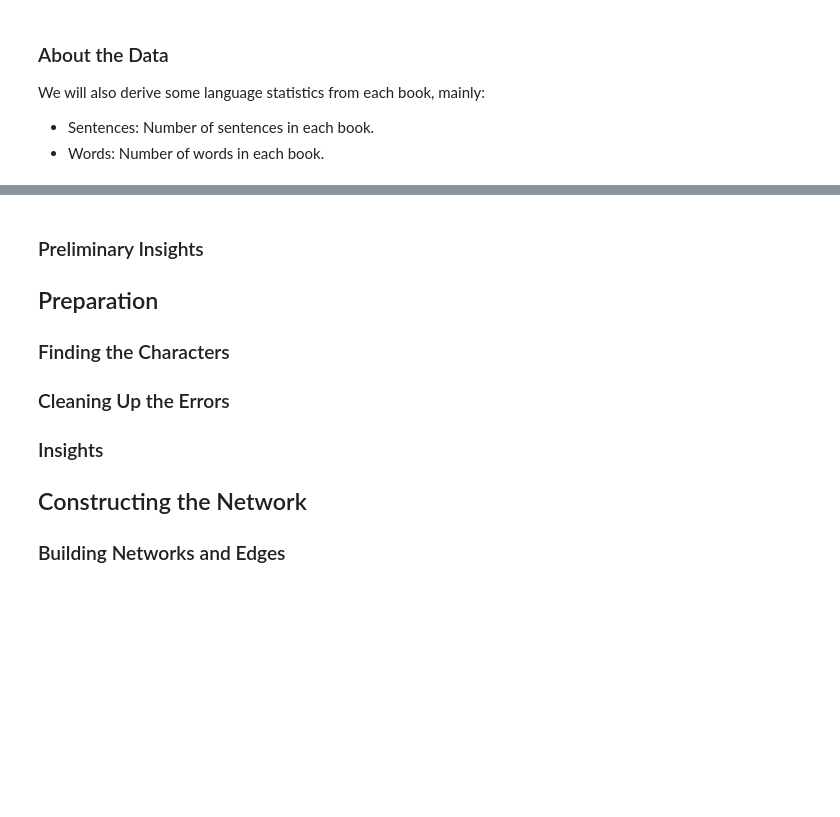
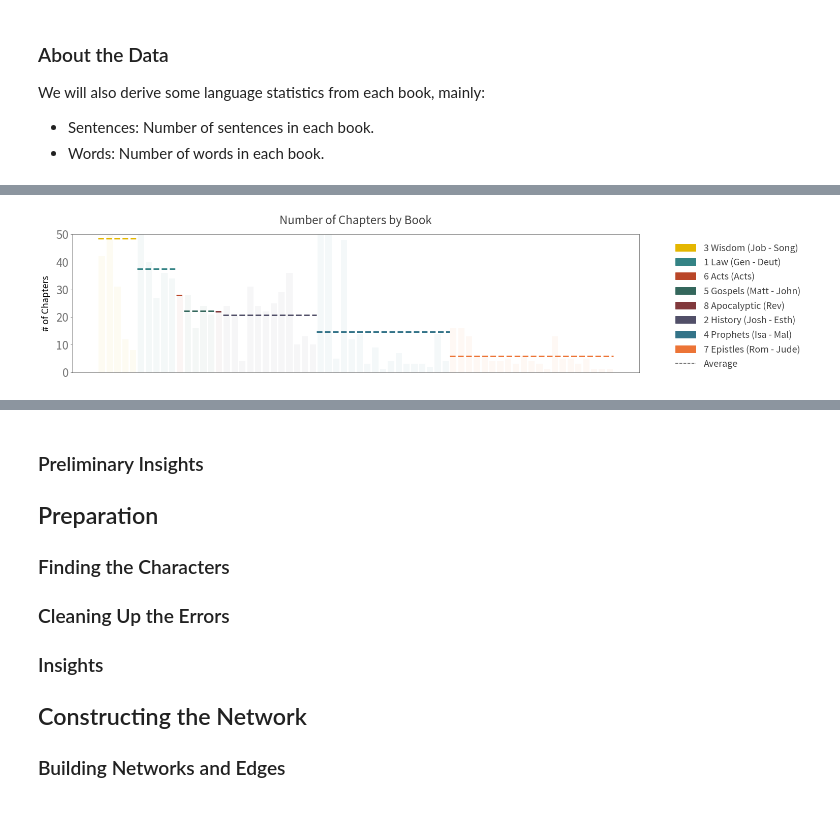
Before and after one commit to lemuelkumarga/bible-network, a Jupyter notebook: main.ipynb, the cells around one changed output, grey strips where cells are left out. Saved outputs shown, nothing was run; the diff lists cells and outputs as text; code cells hidden in the pictures; blank space fills up the shorter version.

Commit message:
Added some preliminary charts

```diff
--- a/main.ipynb
+++ b/main.ipynb
@@ -141,0 +120,59 @@ plt.show()
+# %%
+def plot_overview_stats(attribute, title, ylabel):
+
+    groups = bible.groupby("Genre",sort=False)
+
+    # Get Colors
+    color_pal = get_color("palette")(len(groups))
+    color_dict = { }
+    ind = 0
+    for name in groups.groups.keys():
+        color_dict[name] = color_pal[ind]
+        ind += 1
+
+    plt.figure(figsize=(20,5))
+
+    # Add Titles and Labels
+    plt.title(title)
+    plt.xticks([])
+    plt.ylabel(ylabel)
+
+    # Legend container
+    ind = 0
+    legends = []
+
+    for name, group in sorted(groups, key=lambda g: np.mean(g[1][attribute]), reverse=True):
+
+        row_ids = list(range(ind, ind + len(group.index)))
+        middle = np.mean(group[attribute])
+
+        # Plot the Bar Graphs
+        plt.bar(row_ids,
+                group[attribute],
+                color= fade_color(color_dict[name],0.05))
+
+        # Plot Average Lines
+        plt.plot([min(row_ids) - 0.5, max(row_ids) + 0.5],
+                 [middle, middle],
+                 color = color_dict[name],
+                 linestyle = "dashed",
+                 linewidth = 3)
+
+        # Configure Legends
+        legend_text = name + " (" + group.index[0]
+        if (len(group.index) > 1):
+            legend_text += " - " + group.index[-1]
+        legend_text += ")"
+        legends.append(mpatches.Patch(color=color_dict[name], label=legend_text))
+        ind += len(group.index)
+
+    # Add Line Legend
+    legends.append(mlines.Line2D([],[],color=txt_color, label='Average', linestyle ="dashed"))
+    plt.legend(handles=legends, bbox_to_anchor=[1.3, 1.])
+
+
+plot_overview_stats("Chapters", "Number of Chapters by Book", "# of Chapters")
+plt.ylim(0,50)
+plt.show()
+# %% [output]
+[figure, added]
```
Also changed, not shown: parts of 7 cells of this notebook.
